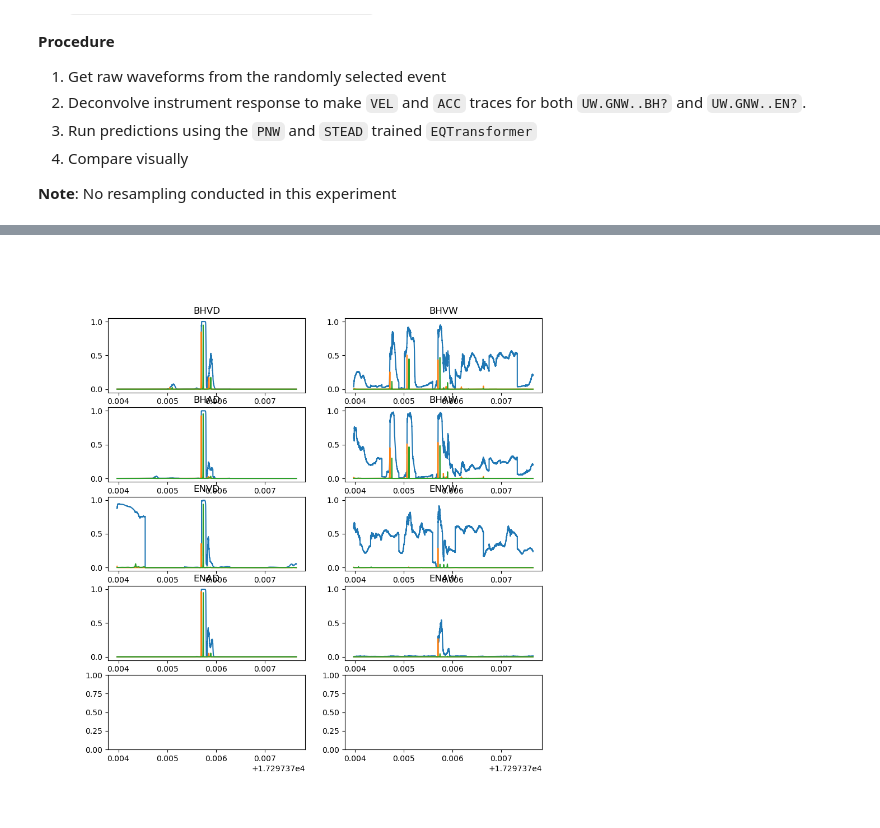
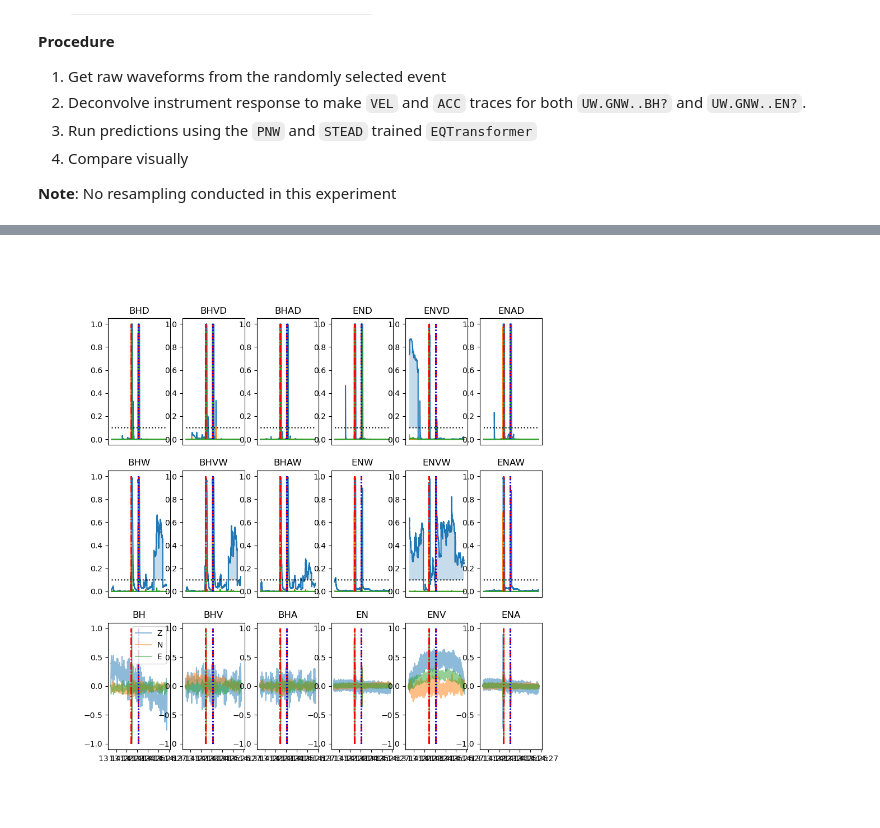
Before and after one commit to pnsn/Sci-Prod-ML, a Jupyter notebook: experiment/Accelerometer_Test_UW.GNW/test_eqt_preprocesses.ipynb, the cells around one changed output, grey strips where cells are left out. Drawn from its saved outputs; the diff is of its cells as text; code cells hidden in the pictures.

```diff
--- a/experiment/Accelerometer_Test_UW.GNW/test_eqt_preprocesses.ipynb
+++ b/experiment/Accelerometer_Test_UW.GNW/test_eqt_preprocesses.ipynb
@@ -314,7 +329,7 @@ for _i, _ax in enumerate(axs):
 event_archives = glob(os.path.join('.','data','uw*'))
 event_archives.sort()
 
-ei = 22 # This gets the Ml 3.5 main-shock from the sorted list of ComCat events
+# ei = 22 # This gets the Ml 3.5 main-shock from the sorted list of ComCat events
 # RANDOMLY SELECT AN EVENT!
 ei = int(np.random.uniform(low=0, high=len(event_archives) - 1, size=(1,))//1)
 print(f'!!!! RANDOM INDEX IS {ei} !!!!')
@@ -322,10 +337,15 @@ print(f'!!!! RANDOM INDEX IS {ei} !!!!')
 
 ve = qve.VerboseEvent()
 ve.from_layered_directory(event_archives[ei])
-
+display(ve.event)
 # Make a fresh copy of waveform data
 st = ve.waveforms.copy()
 # Divide by instrument type
 streams = split_streams(st)
 display(streams)
+
+IND = (df_ml['peak_time'] >= pd.Timestamp(st[0].stats.starttime.isoformat())) &\
+      (df_ml['peak_time'] <= pd.Timestamp(st[0].stats.endtime.isoformat()))
+idf_ml = df_ml[IND]
+display(idf_ml)
 # %% [output]
@@ -356,8 +382,8 @@ ENA_kwargs = {'inventory': ve.inventory,
 
 decon_kwargs = {'BHV': BHV_kwargs, 'BHA': BHA_kwargs,
                 'ENV': ENV_kwargs, 'ENA': ENA_kwargs}
-ird_streams = {}
-for _k in decon_kwargs.keys():
+ird_streams = {'BH':streams['BH']}
+for _i, _k in enumerate(decon_kwargs.keys()):
     print(f'Processing {_k}')
     _sc = _k[:2]
     _st = streams[_sc].copy()
@@ -365,7 +391,9 @@ for _k in decon_kwargs.keys():
     for __tr in _st:
         __tr.remove_response(**decon_kwargs[_k])
         ird_stream += __tr
-        ird_streams.update({_k:ird_stream})
+    ird_streams.update({_k:ird_stream})
+    if _i == 1:
+        ird_streams.update({'EN':streams['EN']})
 
 display(ird_streams)
 # %% [output]
@@ -430,19 +463,48 @@ UW.GNW..EQTransformer_S         | 2017-05-11T08:58:31.080000Z - 2017-05-11T09:03
 # %%
 # Visualize
 fig = plt.figure(figsize=(10,10))
-gs = fig.add_gridspec(ncols=2,nrows=5)
+gs = fig.add_gridspec(ncols=6,nrows=3)
 ax1 = fig.add_subplot(gs[0])
-axs = [ax1] + [fig.add_subplot(gs[x],sharex=ax1,sharey=ax1) for x in [1,2,3,4,5,6,7]]
-ax2 = fig.add_subplot(gs[8],sharex=ax1)
-ax3 = fig.add_subplot(gs[9],sharex=ax2,sharey=ax2)
-axs += [ax2, ax3]
+axs = [ax1] + [fig.add_subplot(gs[x],sharex=ax1,sharey=ax1) for x in np.arange(1,12)]
+ax2 = fig.add_subplot(gs[12],sharex=ax1)
+axs3 = [fig.add_subplot(gs[x],sharex=ax2,sharey=ax2) for x in [13,14,15,16,17]]
+axs += [ax2] +  axs3
 
+
+# Plot prediction curves
 for _i, _k in enumerate(pred_dict.keys()):
     ax = axs[_i]
     for _tr in pred_dict[_k]:
-        ax.plot(_tr.times(type='matplotlib'),_tr.data,label=_tr.stats.channel.split('_')[-1])
+        ax.plot(_tr.times(type='matplotlib'),_tr.data,label=_tr.stats.channel.split('_')[-1],zorder=1)
+        ax.fill_between(_tr.times(type='matplotlib'), [0.1]*_tr.stats.npts, _tr.data, where=_tr.data>0.1,alpha = 0.25)
     ax.set_title(_k)
     ax.xaxis.set_visible(False)
-for _i in
+
+# Plot Ni et al. (2023) threshold
+for _i in range(12):
+    axs[_i].plot(_tr.times(type='matplotlib'), [0.1]*_tr.stats.npts,'k:')
+
+
+# Plot Raw & Instrument Response Deconvolved Streams
+for _i, _k in enumerate(ird_streams.keys()):
+    ax = axs[_i + 12]
+    for _tr in ird_streams[_k]:
+        ax.plot(_tr.times(type='matplotlib'),
+                _tr.copy().detrend().normalize().data,
+                label=_tr.stats.channel[-1],
+                alpha=0.5)
+    ax.set_title(_k)
+    if _i == 0:
+        ax.legend()
+
+# Plot ML Picks from Ni et al. (2023)
+for _i in range(18):
+    ax = axs[_i]
+    xlims = ax.get_xlim()
+    for _t in idf_ml['peak_time'].values:
+        ax.plot([_t]*2,[-1*(_i//12),1],'r-.')
+    for _t in ve.phase[ve.phase['Channel'].str.startswith('UW.GNW')]['Arrival Time'].values:
+        ax.plot([_t]*2,[-1*(_i//12),1],'b:')
+    ax.set_xlim(xlims)
 # %% [output]
-[figure, old version]
+[figure, new version]
```
Also changed, not shown: parts of 10 cells of this notebook.
